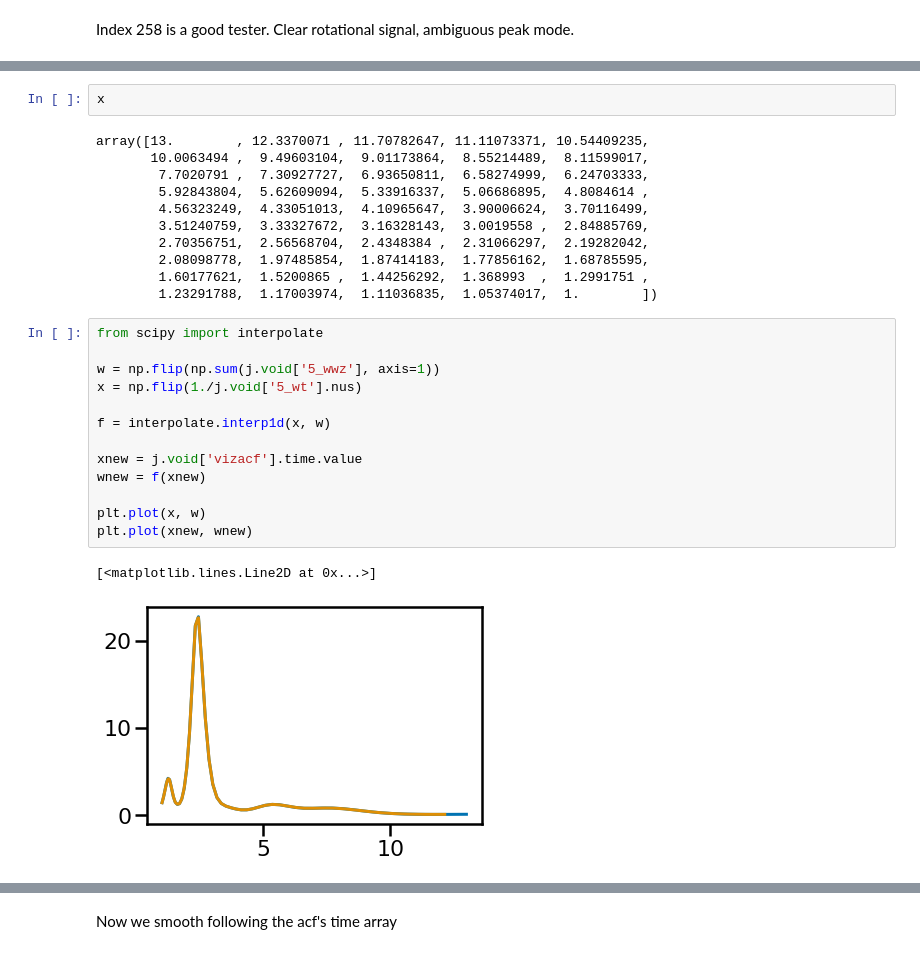
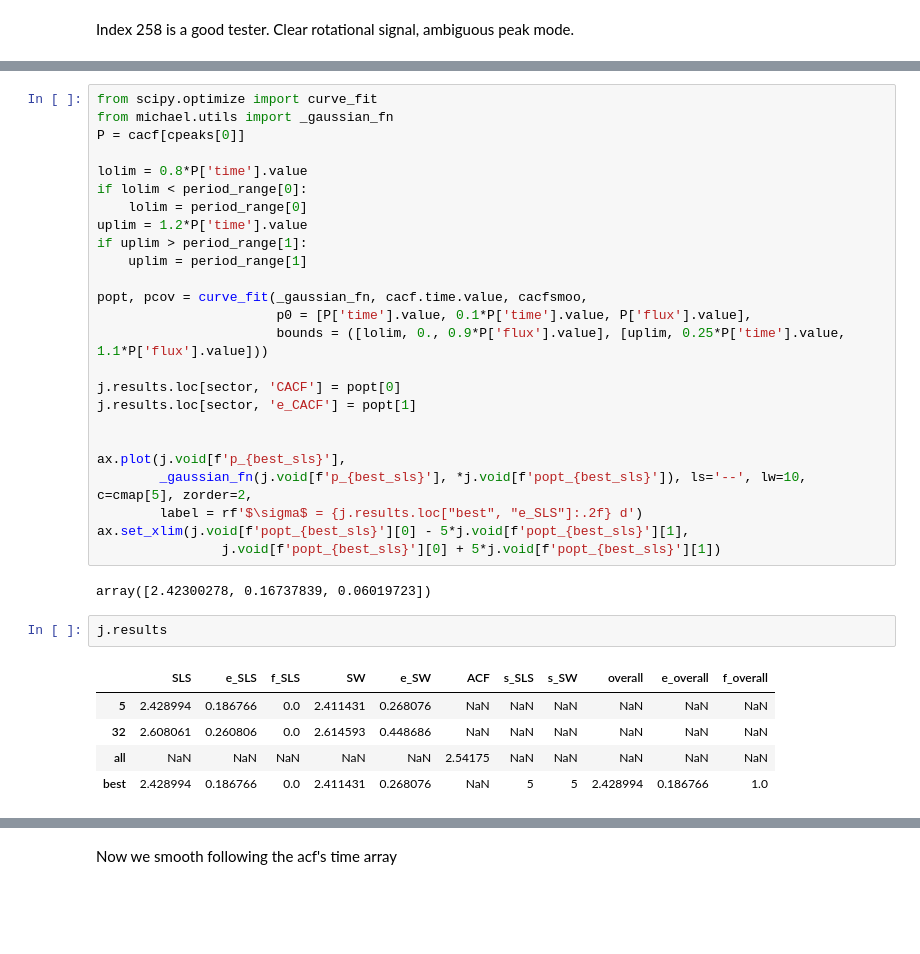
Before and after one commit to ojhall94/michael, a Jupyter notebook: Examples/Example.ipynb, the cells around one changed output, grey strips where cells are left out. Drawn from its saved outputs; the diff is of its cells as text; blank space fills up the shorter version.

```diff
--- a/Examples/Example.ipynb
+++ b/Examples/Example.ipynb
@@ -80,29 +168,35 @@ list(j.void)
-# %%
-x
-# %% [output]
-array([13.        , 12.3370071 , 11.70782647, 11.11073371, 10.54409235,
-       10.0063494 ,  9.49603104,  9.01173864,  8.55214489,  8.11599017,
-        7.7020791 ,  7.30927727,  6.93650811,  6.58274999,  6.24703333,
-        5.92843804,  5.62609094,  5.33916337,  5.06686895,  4.8084614 ,
-        4.56323249,  4.33051013,  4.10965647,  3.90006624,  3.70116499,
-        3.51240759,  3.33327672,  3.16328143,  3.0019558 ,  2.84885769,
-        2.70356751,  2.56568704,  2.4348384 ,  2.31066297,  2.19282042,
-        2.08098778,  1.97485854,  1.87414183,  1.77856162,  1.68785595,
-        1.60177621,  1.5200865 ,  1.44256292,  1.368993  ,  1.2991751 ,
-        1.23291788,  1.17003974,  1.11036835,  1.05374017,  1.        ])
-# %%
-from scipy import interpolate
-
-w = np.flip(np.sum(j.void['5_wwz'], axis=1))
-x = np.flip(1./j.void['5_wt'].nus)
-
-f = interpolate.interp1d(x, w)
-
-xnew = j.void['vizacf'].time.value
-wnew = f(xnew)
-
-plt.plot(x, w)
-plt.plot(xnew, wnew)
-# %% [output]
-[<matplotlib.lines.Line2D at 0x...>]
-[figure, removed]
+# %%
+from scipy.optimize import curve_fit
+from michael.utils import _gaussian_fn
+P = cacf[cpeaks[0]]
+
+lolim = 0.8*P['time'].value
+if lolim < period_range[0]:
+    lolim = period_range[0]
+uplim = 1.2*P['time'].value
+if uplim > period_range[1]:
+    uplim = period_range[1]
+
+popt, pcov = curve_fit(_gaussian_fn, cacf.time.value, cacfsmoo,
+                       p0 = [P['time'].value, 0.1*P['time'].value, P['flux'].value],
+                       bounds = ([lolim, 0., 0.9*P['flux'].value], [uplim, 0.25*P['time'].value, 1.1*P['flux'].value]))
+
+j.results.loc[sector, 'CACF'] = popt[0]
+j.results.loc[sector, 'e_CACF'] = popt[1]
+
+
+ax.plot(j.void[f'p_{best_sls}'],
+        _gaussian_fn(j.void[f'p_{best_sls}'], *j.void[f'popt_{best_sls}']), ls='--', lw=10, c=cmap[5], zorder=2,
+        label = rf'$\sigma$ = {j.results.loc["best", "e_SLS"]:.2f} d')
+ax.set_xlim(j.void[f'popt_{best_sls}'][0] - 5*j.void[f'popt_{best_sls}'][1],
+                j.void[f'popt_{best_sls}'][0] + 5*j.void[f'popt_{best_sls}'][1])
+# %% [output]
+array([2.42300278, 0.16737839, 0.06019723])
+# %%
+j.results
+# %% [output]
+|  | SLS | e_SLS | f_SLS | SW | e_SW | ACF | s_SLS | s_SW | overall | e_overall | f_overall |
+| 5 | 2.428994 | 0.186766 | 0.0 | 2.411431 | 0.268076 | NaN | NaN | NaN | NaN | NaN | NaN |
+| 32 | 2.608061 | 0.260806 | 0.0 | 2.614593 | 0.448686 | NaN | NaN | NaN | NaN | NaN | NaN |
+| all | NaN | NaN | NaN | NaN | NaN | 2.54175 | NaN | NaN | NaN | NaN | NaN |
+| best | 2.428994 | 0.186766 | 0.0 | 2.411431 | 0.268076 | NaN | 5 | 5 | 2.428994 | 0.186766 | 1.0 |
```
Also changed, not shown: parts of 14 cells of this notebook, 2 other files.
